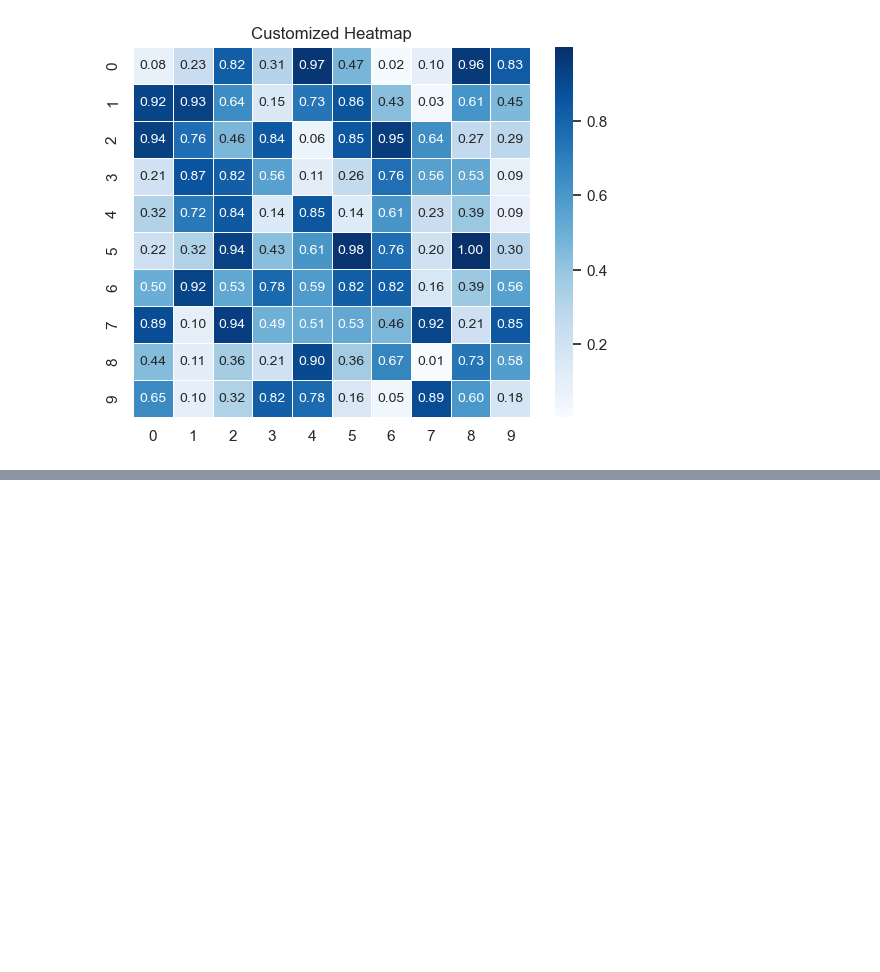
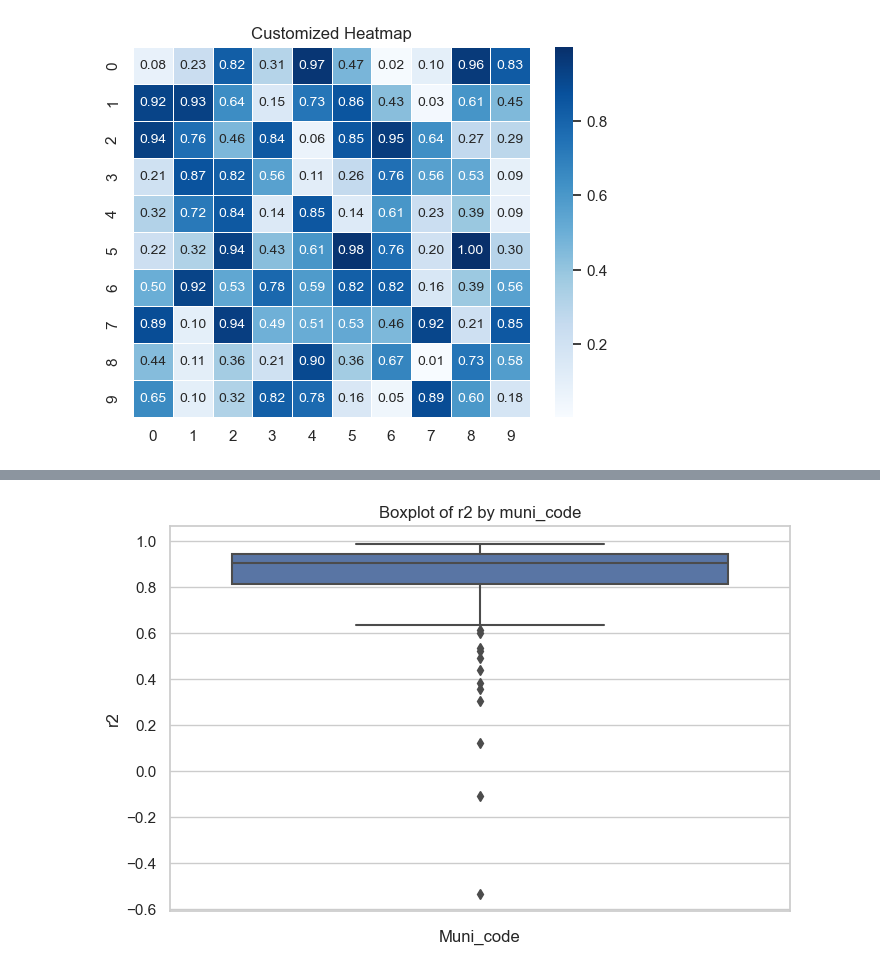
Before and after one commit to pryn-kb/isds2023, a Jupyter notebook: Lars/effective-matplotlib.ipynb, the cells around one changed output, grey strips where cells are left out. Cells and saved outputs as stored; diff of their text form; code cells hidden in the pictures; blank space fills up the shorter version.

```diff
--- a/Lars/effective-matplotlib.ipynb
+++ b/Lars/effective-matplotlib.ipynb
@@ -273,0 +287,19 @@ muni_gini
+# %%
+df = pd.read_csv(r'C:\Users\lakj\Documents\GitHub\isds2023\cbk\fitted_models\metrics_lasso.csv')
+# Group data by 'muni_code' and calculate statistics
+#grouped = df.groupby('muni_code')['r2']
+
+# Create a boxplot using seaborn
+sns.set(style="whitegrid")  # Set the style
+plt.figure(figsize=(8, 5))  # Set the figure size
+
+ax = sns.boxplot(y='r2', data=df)
+
+# Add labels and title
+plt.xlabel('Muni_code')
+plt.ylabel('r2')
+plt.title('Boxplot of r2 by muni_code')
+
+plt.show()
+# %% [output]
+[figure, added]
```
Also changed, not shown: parts of 21 cells of this notebook, 36 other files.
